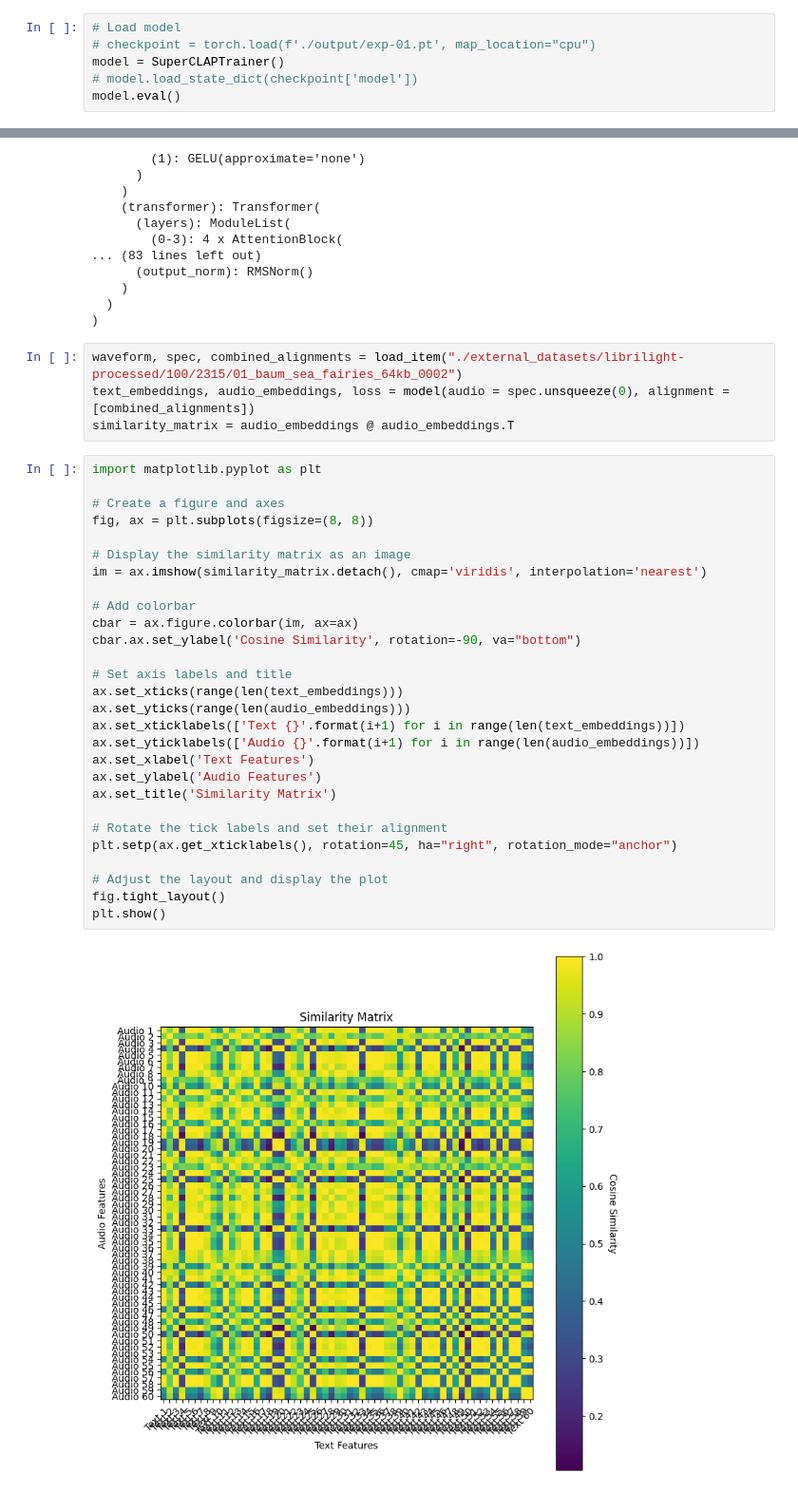
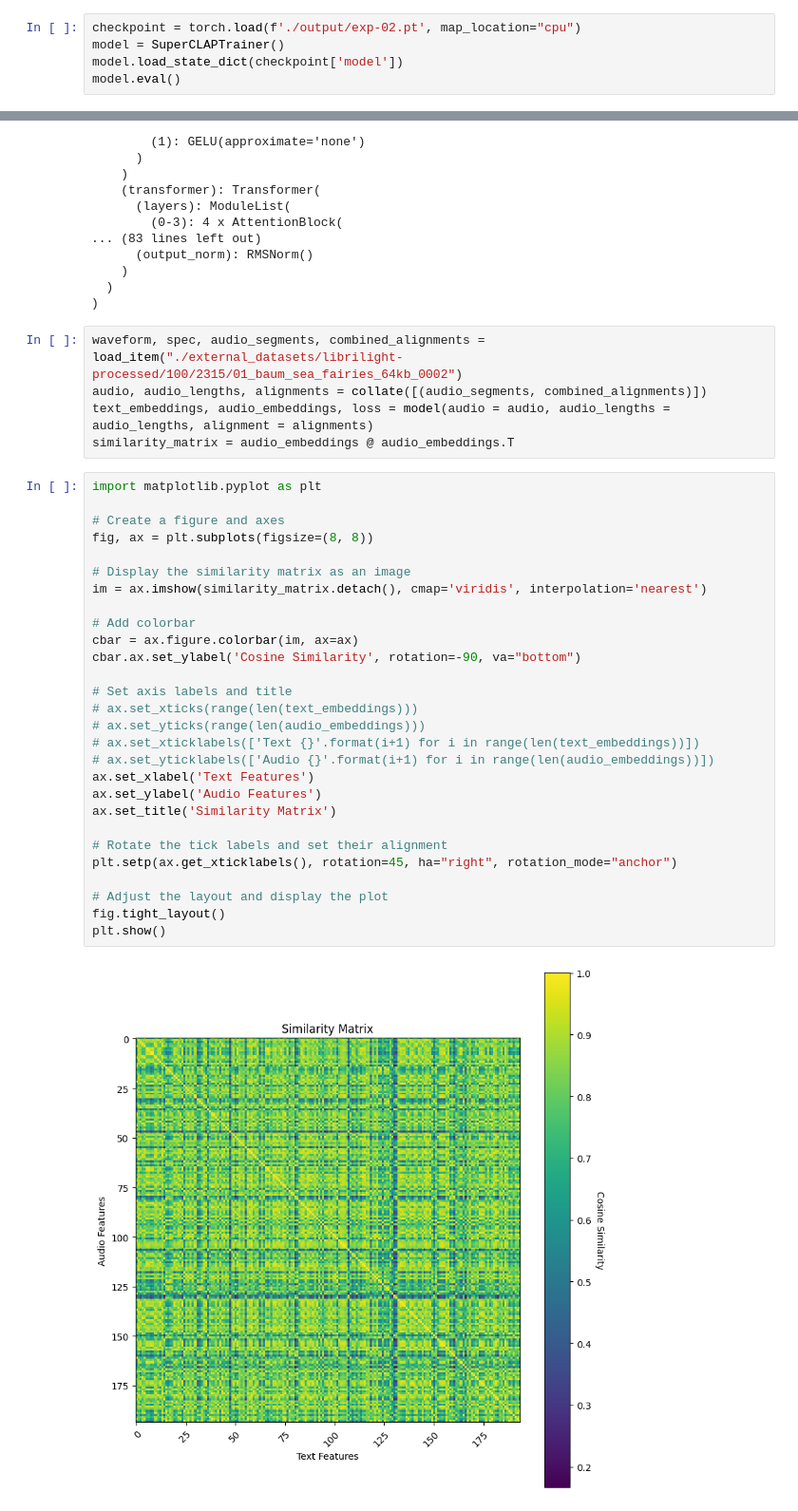
Before and after one commit to ex3ndr/superclap, a Jupyter notebook: workbook.ipynb, the cells around one changed output, grey strips where cells are left out. Shown at 95% size. Drawn from its saved outputs; the diff is of its cells as text.

```diff
--- a/workbook.ipynb
+++ b/workbook.ipynb
@@ -8,8 +8,7 @@ from training.datasets import load_item
 # %%
-# Load model
-# checkpoint = torch.load(f'./output/exp-01.pt', map_location="cpu")
+checkpoint = torch.load(f'./output/exp-02.pt', map_location="cpu")
 model = SuperCLAPTrainer()
-# model.load_state_dict(checkpoint['model'])
+model.load_state_dict(checkpoint['model'])
 model.eval()
 # %% [output]
 SuperCLAPTrainer(
@@ -30,39 +29,40 @@ SuperCLAPTrainer(
   )
 )
 # %%
-waveform, spec, combined_alignments = load_item("./external_datasets/librilight-processed/100/2315/01_baum_sea_fairies_64kb_0002")
-text_embeddings, audio_embeddings, loss = model(audio = spec.unsqueeze(0), alignment = [combined_alignments])
+waveform, spec, audio_segments, combined_alignments = load_item("./external_datasets/librilight-processed/100/2315/01_baum_sea_fairies_64kb_0002")
+audio, audio_lengths, alignments = collate([(audio_segments, combined_alignments)])
+text_embeddings, audio_embeddings, loss = model(audio = audio, audio_lengths = audio_lengths, alignment = alignments)
 similarity_matrix = audio_embeddings @ audio_embeddings.T
 # %%
 import matplotlib.pyplot as plt
 
 # Create a figure and axes
 fig, ax = plt.subplots(figsize=(8, 8))
 
 # Display the similarity matrix as an image
 im = ax.imshow(similarity_matrix.detach(), cmap='viridis', interpolation='nearest')
 
 # Add colorbar
 cbar = ax.figure.colorbar(im, ax=ax)
 cbar.ax.set_ylabel('Cosine Similarity', rotation=-90, va="bottom")
 
 # Set axis labels and title
-ax.set_xticks(range(len(text_embeddings)))
-ax.set_yticks(range(len(audio_embeddings)))
-ax.set_xticklabels(['Text {}'.format(i+1) for i in range(len(text_embeddings))])
-ax.set_yticklabels(['Audio {}'.format(i+1) for i in range(len(audio_embeddings))])
+# ax.set_xticks(range(len(text_embeddings)))
+# ax.set_yticks(range(len(audio_embeddings)))
+# ax.set_xticklabels(['Text {}'.format(i+1) for i in range(len(text_embeddings))])
+# ax.set_yticklabels(['Audio {}'.format(i+1) for i in range(len(audio_embeddings))])
 ax.set_xlabel('Text Features')
 ax.set_ylabel('Audio Features')
 ax.set_title('Similarity Matrix')
 
 # Rotate the tick labels and set their alignment
 plt.setp(ax.get_xticklabels(), rotation=45, ha="right", rotation_mode="anchor")
 
 # Adjust the layout and display the plot
 fig.tight_layout()
 plt.show()
 # %% [output]
-[figure, old version]
+[figure, new version]
 # %%
 model = model.to("cuda")
 text_embeddings, audio_embeddings, loss = model(audio = spec.unsqueeze(0).to("cuda"), alignment = [combined_alignments])
```
Also changed, not shown: parts of 2 cells of this notebook, 4 other files.
